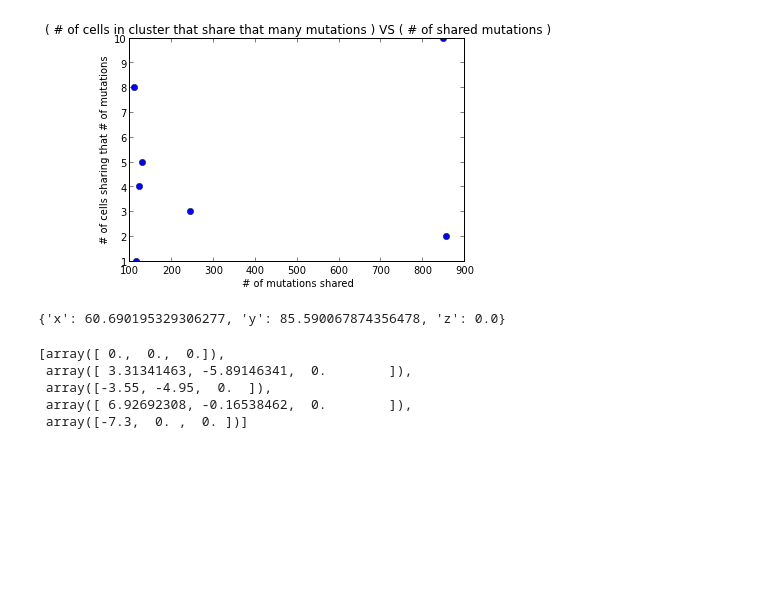
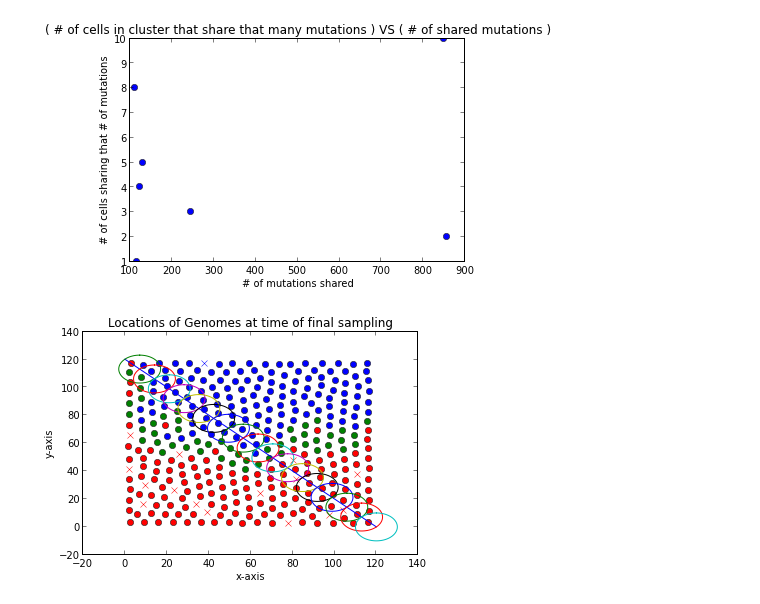
Before and after one commit to zafarali/metastasis, a Jupyter notebook: tst-frequency-analysis.ipynb, the cells around one changed output. Saved outputs shown, nothing was run; the diff lists cells and outputs as text; code cells hidden in the pictures; blank space fills up the shorter version.

Commit message:
Add capability to make compound plots

```diff
--- a/tst-frequency-analysis.ipynb
+++ b/tst-frequency-analysis.ipynb
@@ -64,7 +44,3 @@ plt.title('( # of cells in cluster that share that many mutations ) VS ( # of sh
 plt.show()
 # %% [output]
 [figure]
-# %%
-pp.tumor_COM()
-# %% [output]
-{'x': 60.690195329306277, 'y': 85.590067874356478, 'z': 0.0}
@@ -86,8 +47,6 @@ def nearest(x,y,z, radius=5):
-# %%
-nearest(38.15,116.55,0, radius=10)
-# %% [output]
-[array([ 0.,  0.,  0.]),
- array([ 3.31341463, -5.89146341,  0.        ]),
- array([-3.55, -4.95,  0.  ]),
- array([ 6.92692308, -0.16538462,  0.        ]),
- array([-7.3,  0. ,  0. ])]
+# %%
+cluster_search_results, plot_stack = pp.cluster_search( 120, 0, 0, theta= 3*pi/4 , step_size=10, steps=17, cluster_size=10, return_plot_stack=True)
+# %%
+sp.plot_all(plot_stack = plot_stack)
+# %% [output]
+[figure, added]
```
Also changed, not shown: parts of 7 cells of this notebook.
